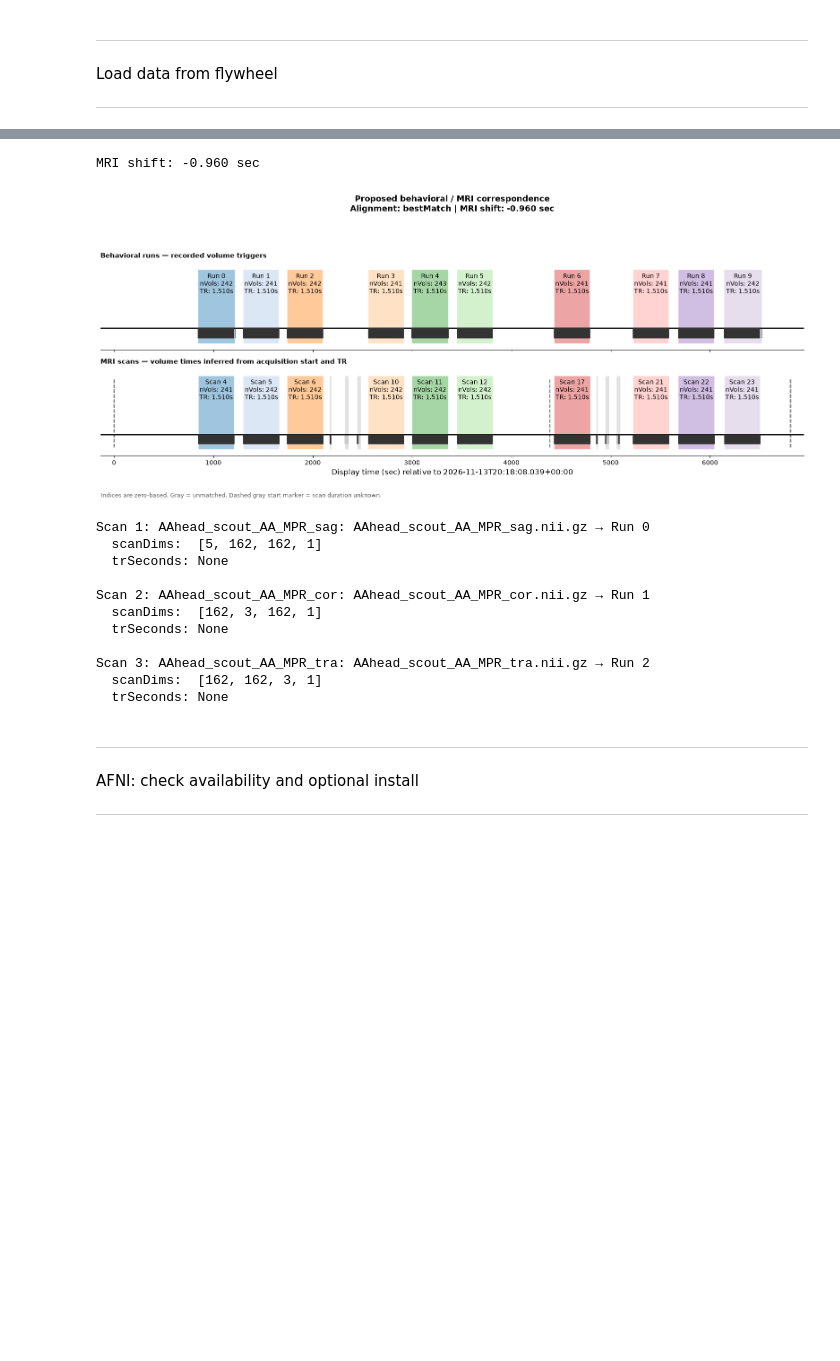
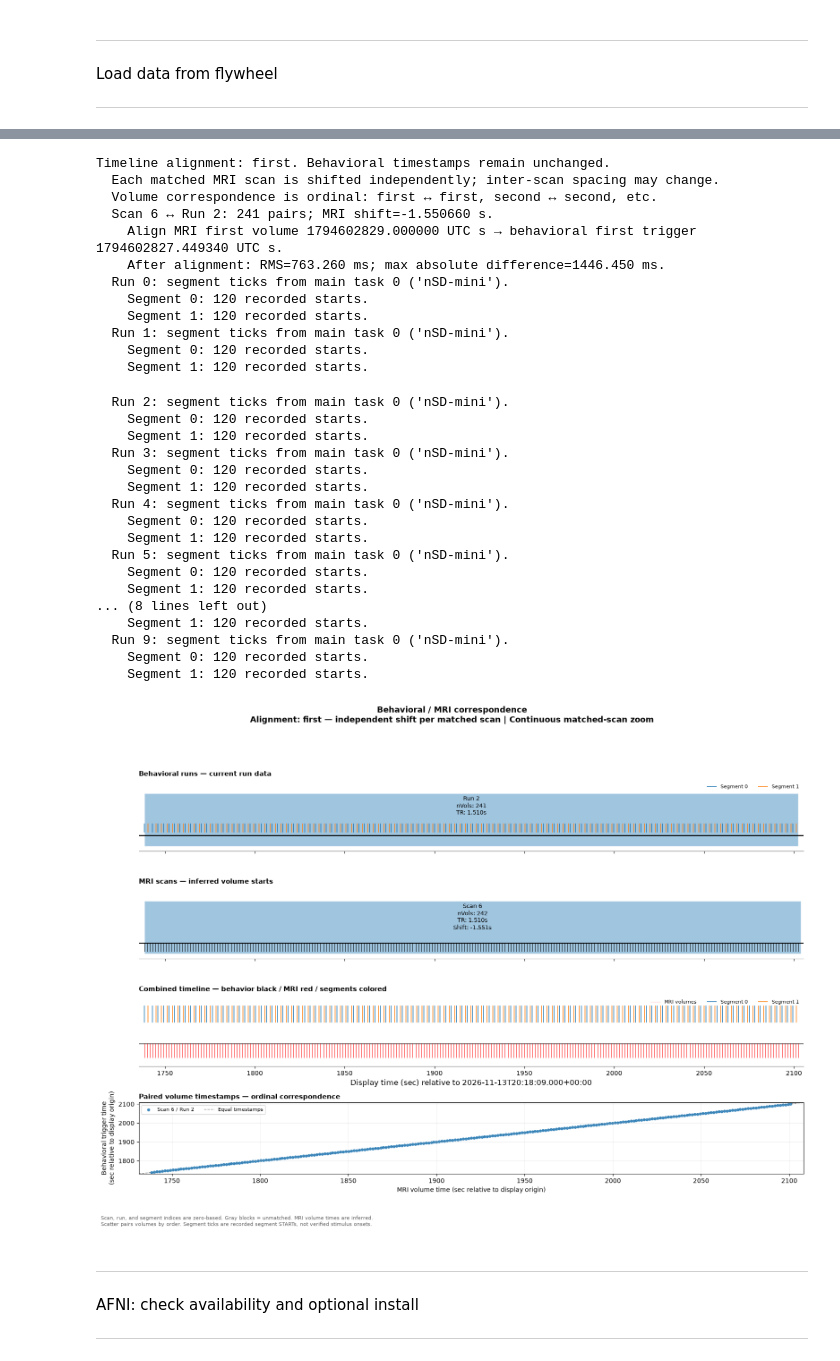
Before and after one commit to justingardner/pgl, a Jupyter notebook: tutorials/mriPipeline.ipynb, the cells around one changed output, grey strips where cells are left out. Cells and saved outputs as stored; diff of their text form; code cells hidden in the pictures; blank space fills up the shorter version.

Commit message:
Updating scan alignment plot

```diff
--- a/tutorials/mriPipeline.ipynb
+++ b/tutorials/mriPipeline.ipynb
@@ -125,23 +115,54 @@ session.mri.print(match='nsdmini')
 # %%
 from pgl.pglPlots import pglScanTimelinePlot
 
 # Zero-based (scanIndex, runIndex) pairs.
 # Scan 0, the T1, remains unmatched.
 proposedMatch = [(4, 0), (5, 1), (6, 2), (10, 3), (11, 4), (12, 5), (17,6), (21, 7), (22, 8), (23, 9)]
-
+proposedMatch = (6, 2)
 timeline = pglScanTimelinePlot(
     pglRuns=session.runs,
     pglScans=session.mri.scans,
     proposedMatch=proposedMatch,
-    alignmentMode='bestMatch',
-    volumeMarkerStyle='tick'
+    alignmentMode='first',
+    volumeMarkerStyle='tick',
+    showTrialSegments=True,
+    showBehaviorVolumes=True,
+    zoom=True,
 )
 
-print(f"MRI shift: {timeline.getAlignmentOffset():+.3f} sec")
+#print(f"MRI shift: {timeline.getAlignmentOffset():+.3f} sec")
 timeline.show()
 # %% [output]
-MRI shift: -0.960 sec
+Timeline alignment: first. Behavioral timestamps remain unchanged.
+  Each matched MRI scan is shifted independently; inter-scan spacing may change.
+  Volume correspondence is ordinal: first ↔ first, second ↔ second, etc.
+  Scan 6 ↔ Run 2: 241 pairs; MRI shift=-1.550660 s.
+    Align MRI first volume 1794602829.000000 UTC s → behavioral first trigger 1794602827.449340 UTC s.
+    After alignment: RMS=763.260 ms; max absolute difference=1446.450 ms.
+  Run 0: segment ticks from main task 0 ('nSD-mini').
+    Segment 0: 120 recorded starts.
+    Segment 1: 120 recorded starts.
+  Run 1: segment ticks from main task 0 ('nSD-mini').
+    Segment 0: 120 recorded starts.
+    Segment 1: 120 recorded starts.
+  Run 2: segment ticks from main task 0 ('nSD-mini').
+    Segment 0: 120 recorded starts.
+    Segment 1: 120 recorded starts.
+  Run 3: segment ticks from main task 0 ('nSD-mini').
+    Segment 0: 120 recorded starts.
+    Segment 1: 120 recorded starts.
+  Run 4: segment ticks from main task 0 ('nSD-mini').
+    Segment 0: 120 recorded starts.
+    Segment 1: 120 recorded starts.
+  Run 5: segment ticks from main task 0 ('nSD-mini').
+    Segment 0: 120 recorded starts.
+    Segment 1: 120 recorded starts.
+... (8 lines left out)
+    Segment 1: 120 recorded starts.
+  Run 9: segment ticks from main task 0 ('nSD-mini').
+    Segment 0: 120 recorded starts.
+    Segment 1: 120 recorded starts.
-[figure, old version]
+[figure, new version]
 # %%
 for scanIndex, runIndex in proposedMatch:
     scan = session.mri.scans[scanIndex]
@@ -150,18 +171,6 @@ for scanIndex, runIndex in proposedMatch:
     print(f"\nScan {scanIndex}: {scan.name} → Run {runIndex}")
     print(f"  scanDims:  {summary.get('scanDims')!r}")
     print(f"  trSeconds: {summary.get('trSeconds')!r}")
-# %% [output]
-Scan 1: AAhead_scout_AA_MPR_sag: AAhead_scout_AA_MPR_sag.nii.gz → Run 0
-  scanDims:  [5, 162, 162, 1]
-  trSeconds: None
-
-Scan 2: AAhead_scout_AA_MPR_cor: AAhead_scout_AA_MPR_cor.nii.gz → Run 1
-  scanDims:  [162, 3, 162, 1]
-  trSeconds: None
-
-Scan 3: AAhead_scout_AA_MPR_tra: AAhead_scout_AA_MPR_tra.nii.gz → Run 2
-  scanDims:  [162, 162, 3, 1]
-  trSeconds: None
 # %%
 session.mri.print(match='nsdmini')
 # %% [markdown]
```
Also changed, not shown: parts of 5 cells of this notebook, 1 other file.
